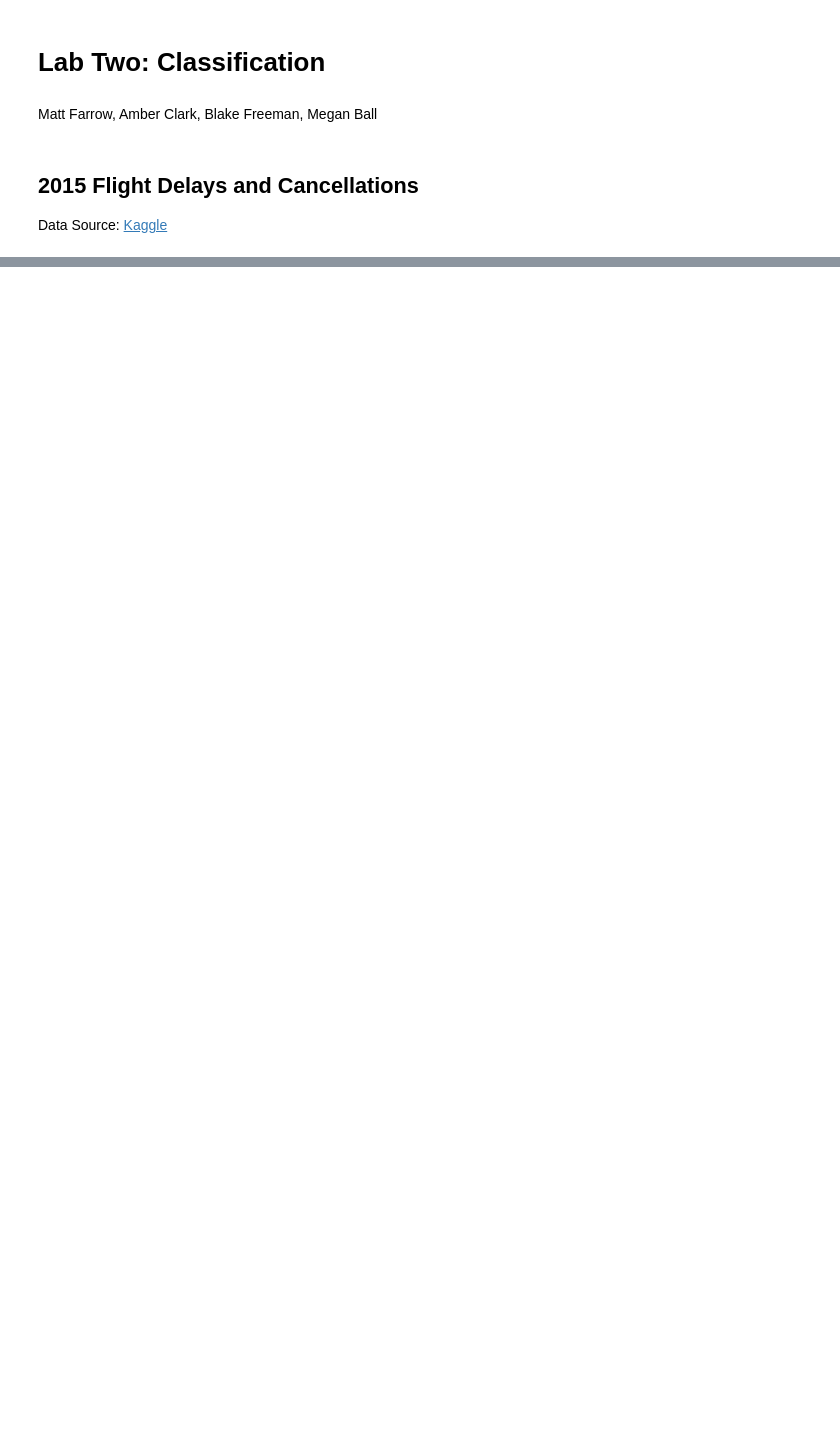
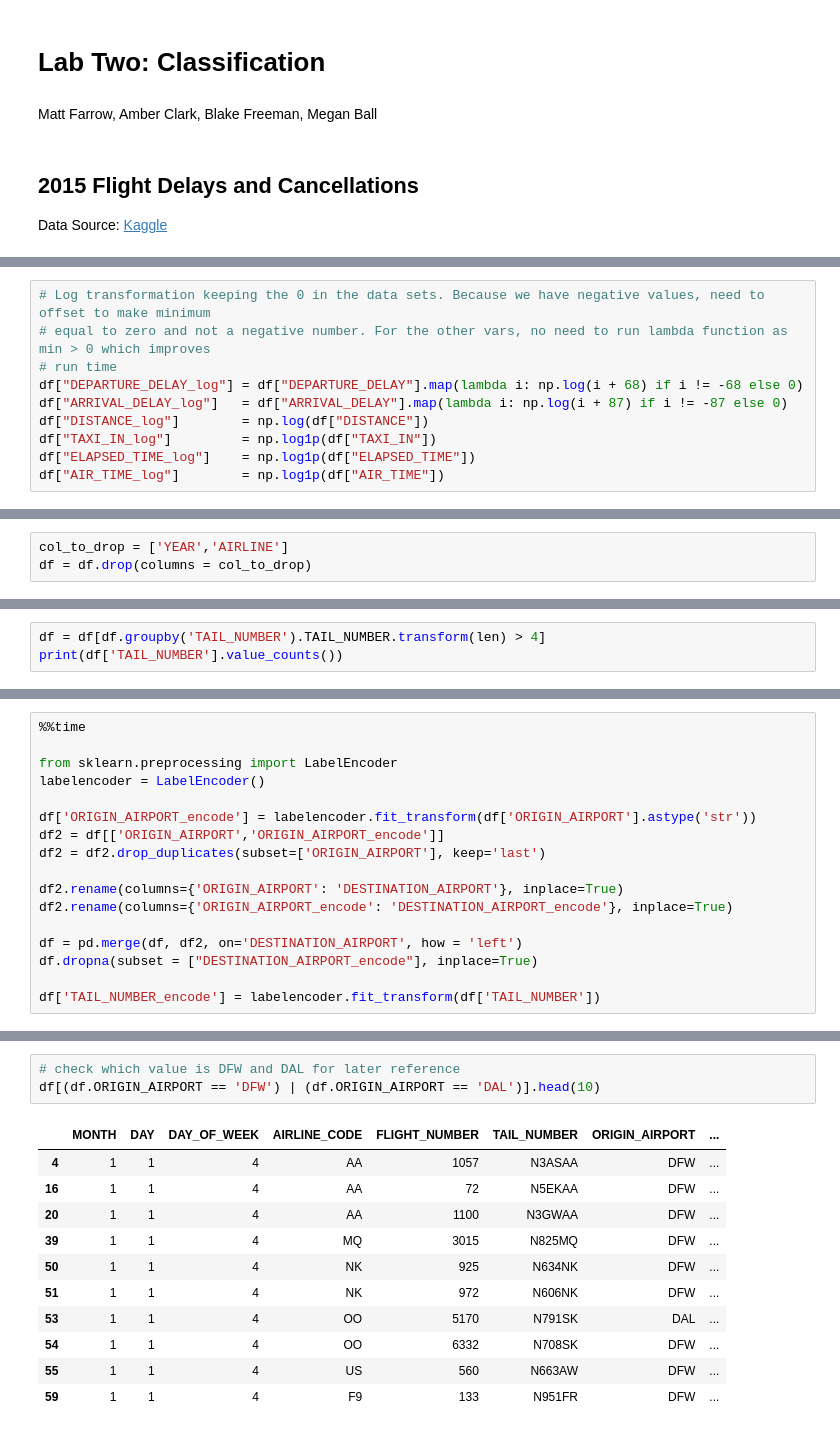
Before and after one commit to mattfarrow1/7331-machine-learning-1, a Jupyter notebook: Labs/Lab2_Group4.ipynb, the cells around one changed output, grey strips where cells are left out. Drawn from its saved outputs; the diff is of its cells as text; blank space fills up the shorter version.

```diff
--- a/Labs/Lab2_Group4.ipynb
+++ b/Labs/Lab2_Group4.ipynb
@@ -49,0 +369,10 @@ organizations that might want to use it for prediction)? How would you measure t
+# %%
+# Log transformation keeping the 0 in the data sets. Because we have negative values, need to offset to make minimum
+# equal to zero and not a negative number. For the other vars, no need to run lambda function as min > 0 which improves
+# run time
+df["DEPARTURE_DELAY_log"] = df["DEPARTURE_DELAY"].map(lambda i: np.log(i + 68) if i != -68 else 0)
+df["ARRIVAL_DELAY_log"]   = df["ARRIVAL_DELAY"].map(lambda i: np.log(i + 87) if i != -87 else 0)
+df["DISTANCE_log"]        = np.log(df["DISTANCE"])
+df["TAXI_IN_log"]         = np.log1p(df["TAXI_IN"])
+df["ELAPSED_TIME_log"]    = np.log1p(df["ELAPSED_TIME"])
+df["AIR_TIME_log"]        = np.log1p(df["AIR_TIME"])
@@ -49,0 +396,3 @@ organizations that might want to use it for prediction)? How would you measure t
+# %%
+col_to_drop = ['YEAR','AIRLINE']
+df = df.drop(columns = col_to_drop)
@@ -49,0 +436,3 @@ organizations that might want to use it for prediction)? How would you measure t
+# %%
+df = df[df.groupby('TAIL_NUMBER').TAIL_NUMBER.transform(len) > 4]
+print(df['TAIL_NUMBER'].value_counts())
@@ -49,0 +461,17 @@ organizations that might want to use it for prediction)? How would you measure t
+# %%
+%%time
+
+from sklearn.preprocessing import LabelEncoder
+labelencoder = LabelEncoder()
+
+df['ORIGIN_AIRPORT_encode'] = labelencoder.fit_transform(df['ORIGIN_AIRPORT'].astype('str'))
+df2 = df[['ORIGIN_AIRPORT','ORIGIN_AIRPORT_encode']]
+df2 = df2.drop_duplicates(subset=['ORIGIN_AIRPORT'], keep='last')
+
+df2.rename(columns={'ORIGIN_AIRPORT': 'DESTINATION_AIRPORT'}, inplace=True)
+df2.rename(columns={'ORIGIN_AIRPORT_encode': 'DESTINATION_AIRPORT_encode'}, inplace=True)
+
+df = pd.merge(df, df2, on='DESTINATION_AIRPORT', how = 'left')
+df.dropna(subset = ["DESTINATION_AIRPORT_encode"], inplace=True)
+
+df['TAIL_NUMBER_encode'] = labelencoder.fit_transform(df['TAIL_NUMBER'])
@@ -49,0 +480,15 @@ organizations that might want to use it for prediction)? How would you measure t
+# %%
+# check which value is DFW and DAL for later reference
+df[(df.ORIGIN_AIRPORT == 'DFW') | (df.ORIGIN_AIRPORT == 'DAL')].head(10)
+# %% [output]
+|  | MONTH | DAY | DAY_OF_WEEK | AIRLINE_CODE | FLIGHT_NUMBER | TAIL_NUMBER | ORIGIN_AIRPORT | ... |
+| 4 | 1 | 1 | 4 | AA | 1057 | N3ASAA | DFW | ... |
+| 16 | 1 | 1 | 4 | AA | 72 | N5EKAA | DFW | ... |
+| 20 | 1 | 1 | 4 | AA | 1100 | N3GWAA | DFW | ... |
+| 39 | 1 | 1 | 4 | MQ | 3015 | N825MQ | DFW | ... |
+| 50 | 1 | 1 | 4 | NK | 925 | N634NK | DFW | ... |
+| 51 | 1 | 1 | 4 | NK | 972 | N606NK | DFW | ... |
+| 53 | 1 | 1 | 4 | OO | 5170 | N791SK | DAL | ... |
+| 54 | 1 | 1 | 4 | OO | 6332 | N708SK | DFW | ... |
+| 55 | 1 | 1 | 4 | US | 560 | N663AW | DFW | ... |
+| 59 | 1 | 1 | 4 | F9 | 133 | N951FR | DFW | ... |
```
Also changed, not shown: parts of 77 cells of this notebook.
